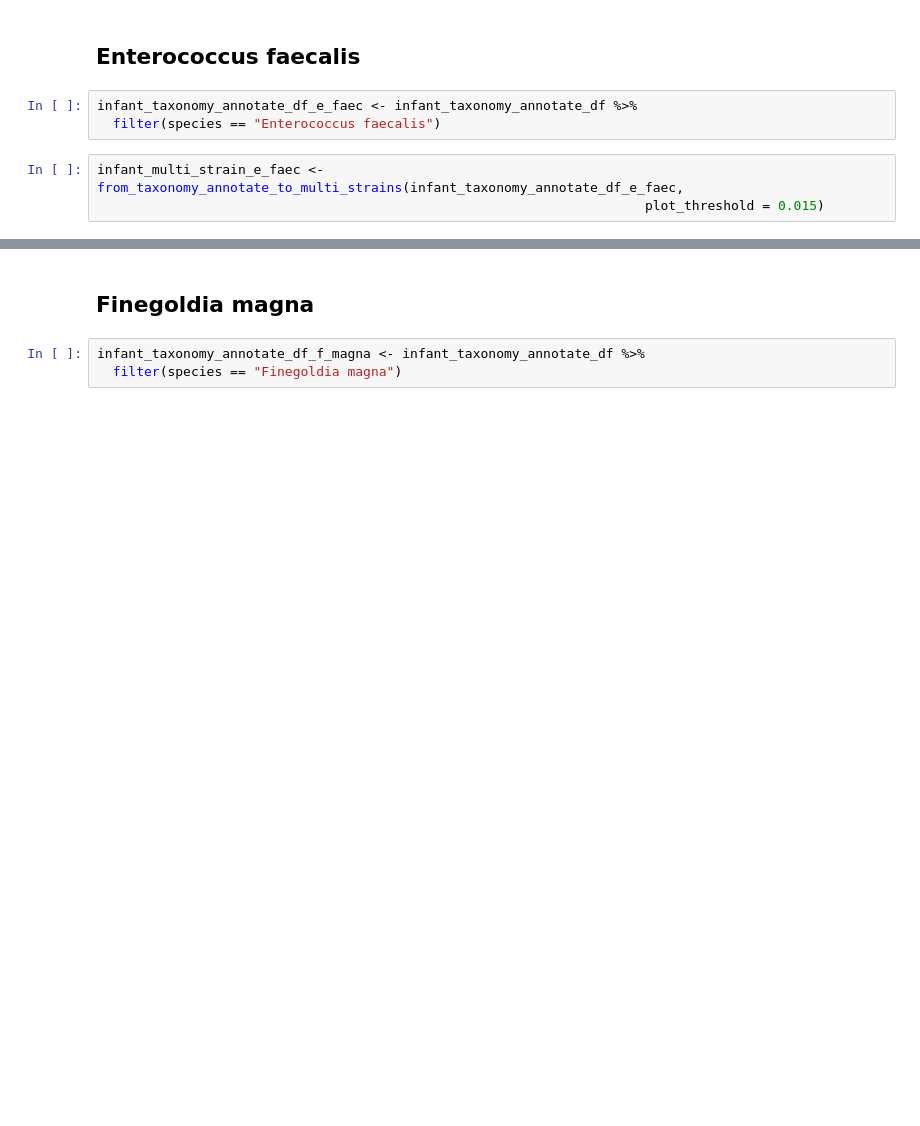
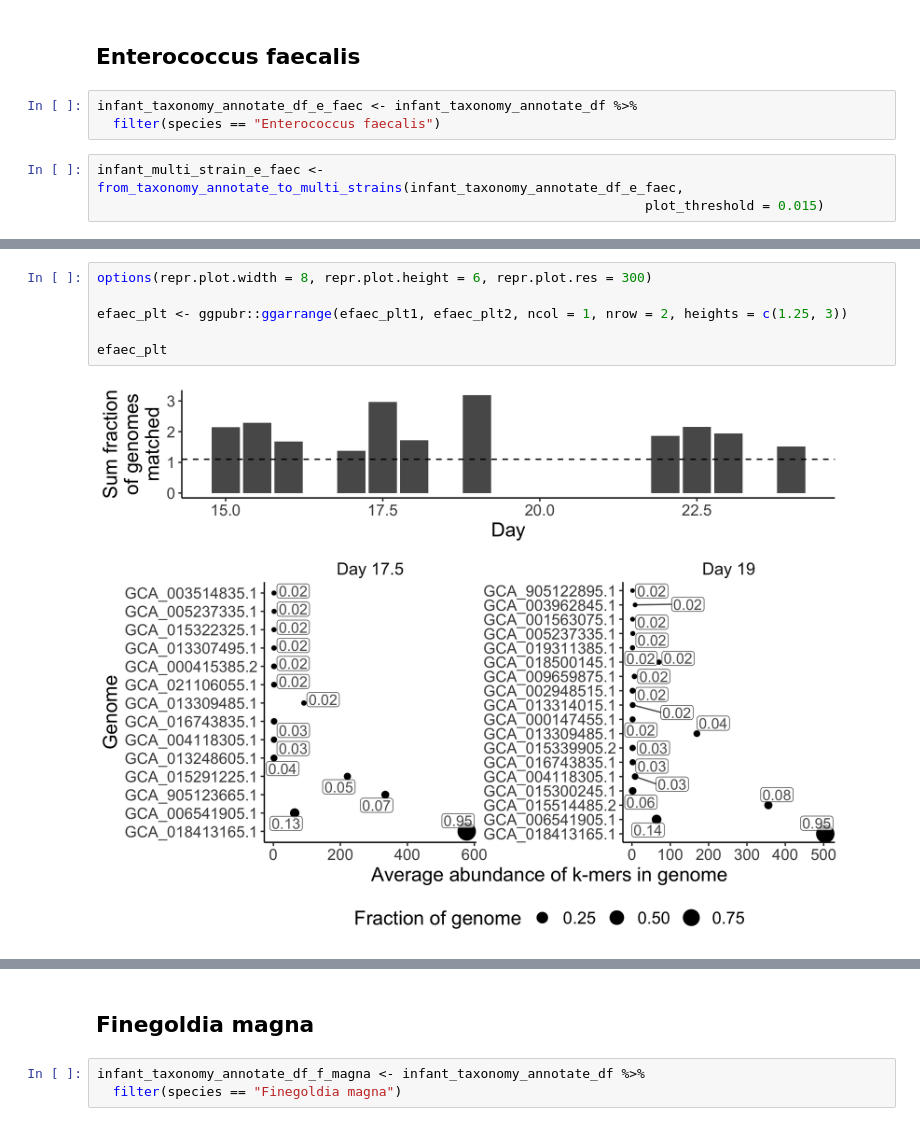
Before and after one commit to Arcadia-Science/2022-sourmashconsumr-validation, a Jupyter notebook: notebooks/20230104_PRJNA60717.ipynb, the cells around one changed output, grey strips where cells are left out. Cells and saved outputs as stored; diff of their text form; blank space fills up the shorter version.

```diff
--- a/notebooks/20230104_PRJNA60717.ipynb
+++ b/notebooks/20230104_PRJNA60717.ipynb
@@ -57,0 +148,8 @@ infant_multi_strain_e_faec$plt +
+# %%
+options(repr.plot.width = 8, repr.plot.height = 6, repr.plot.res = 300)
+
+efaec_plt <- ggpubr::ggarrange(efaec_plt1, efaec_plt2, ncol = 1, nrow = 2, heights = c(1.25, 3))
+
+efaec_plt
+# %% [output]
+[figure, added]
```
Also changed, not shown: parts of 8 cells of this notebook, 5 other files.
